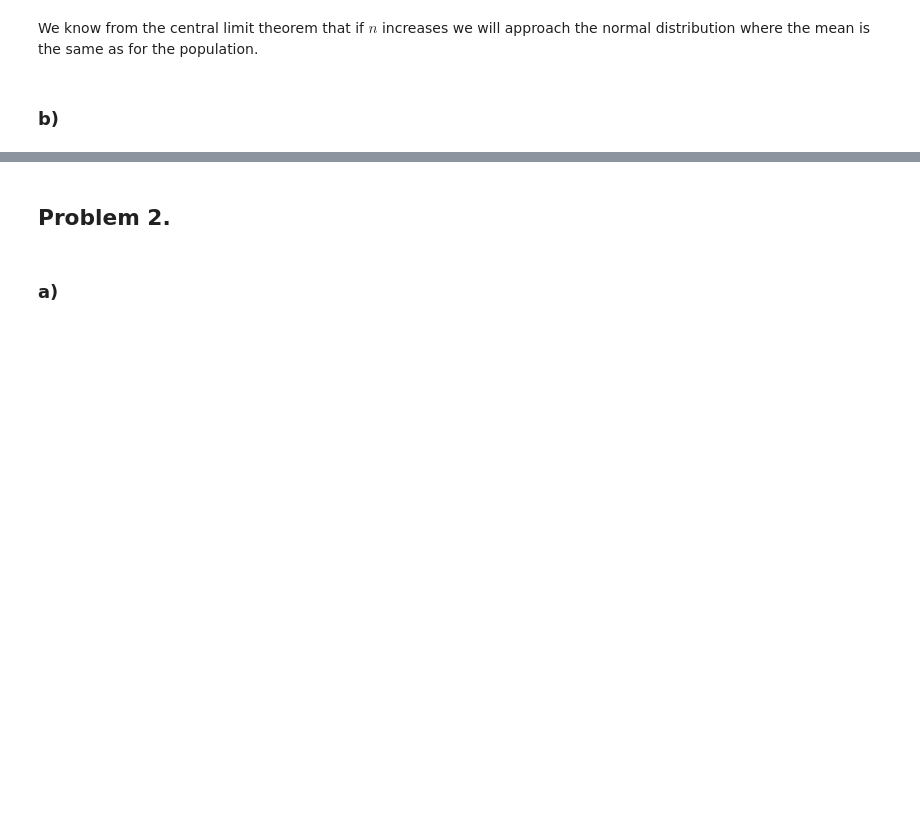
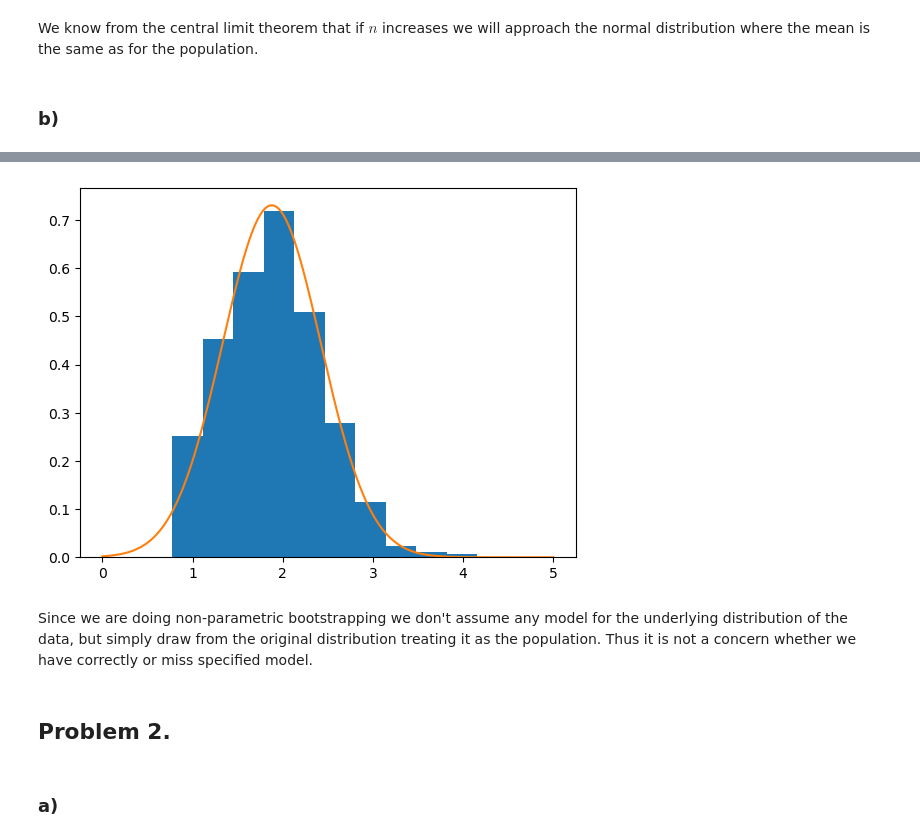
Before and after one commit to johnmagj/STK4051_coursework, a Jupyter notebook: Mandatory_assignment2/ma2.ipynb, the cells around one changed output, grey strips where cells are left out. Drawn from its saved outputs; the diff is of its cells as text; code cells hidden in the pictures; blank space fills up the shorter version.

```diff
--- a/Mandatory_assignment2/ma2.ipynb
+++ b/Mandatory_assignment2/ma2.ipynb
@@ -249,3 +315,15 @@ plt.hist(bootstraps)
+# %%
+plt.hist(bootstraps_theta_hat_star, density=True)
+
+theta_hat_values = np.linspace(0, 5, 1000)
+pdf_normal = norm.pdf(theta_hat_values, loc=theta_hat, scale=np.sqrt(sigma2_hat/n))
+plt.plot(theta_hat_values, pdf_normal)
+
+plt.show()
+# %% [output]
+[figure, added]
+# %% [markdown]
+Since we are doing non-parametric bootstrapping we don't assume any model for the underlying distribution of the data, but simply draw from the original distribution treating it as the population. Thus it is not a concern whether we have correctly or miss specified model.
 # %% [markdown]
 ## Problem 2.
 # %% [markdown]
```
Also changed, not shown: parts of 12 cells of this notebook.
